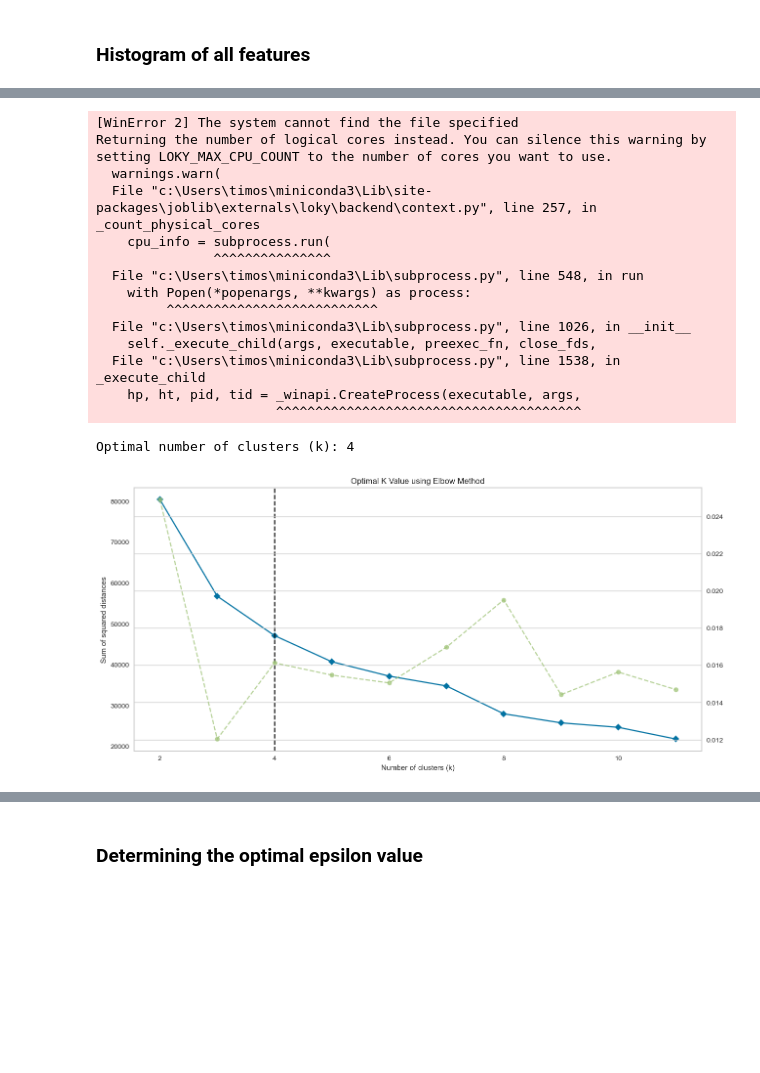
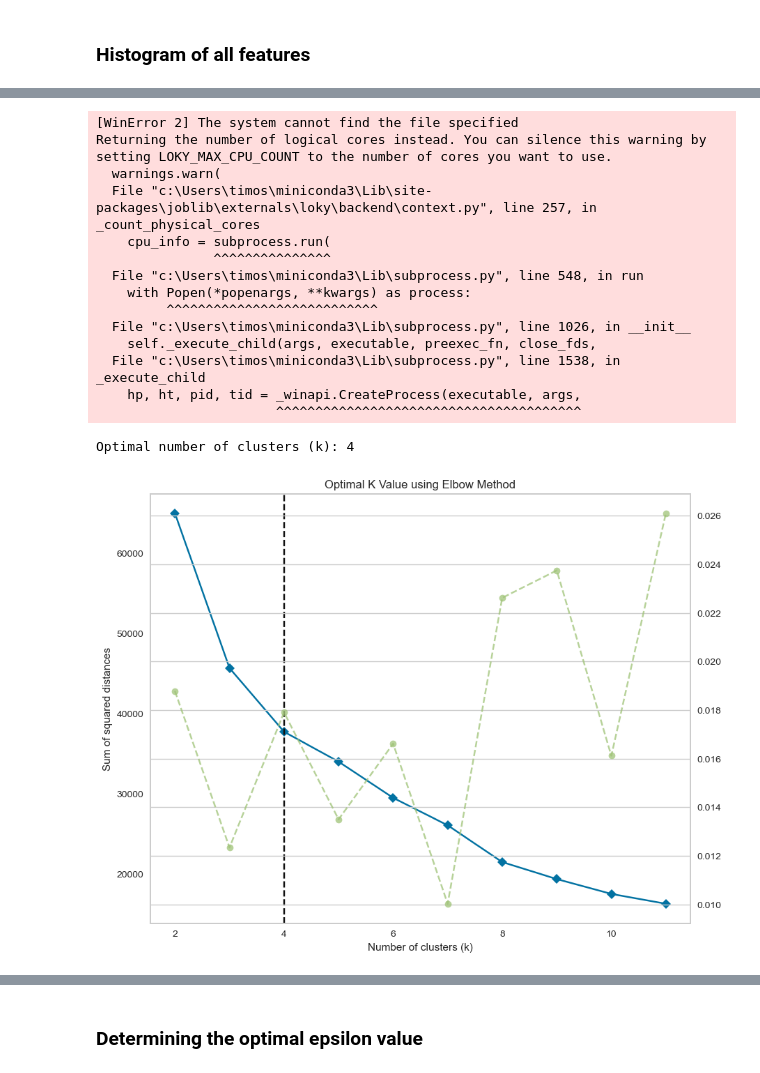
Before and after one commit to sachstimo/online-retail-analysis, a Jupyter notebook: retail_analysis.ipynb, the cells around one changed output, grey strips where cells are left out. Cells and saved outputs as stored; diff of their text form; code cells hidden in the pictures; blank space fills up the shorter version.

```diff
--- a/retail_analysis.ipynb
+++ b/retail_analysis.ipynb
@@ -40,9 +41,17 @@ InvoiceNo	StockCode	Description	Quantity	InvoiceDate	UnitPrice	CustomerID	Countr
 # %%
 # Set standard figure size to copy plots to presentation
 fs = (15, 7)
+fs_square = (10, 8)
 
 # Set random seed
 
 seed = 25
+
+# Loading initial libraries - all libraries can be found in the requirements.txt file
+
+import pandas as pd
+import numpy as np
+import matplotlib.pyplot as plt
+import seaborn as sns
 # %% [markdown]
 # 1. Data Exploration
@@ -616,5 +645,6 @@ To improve clustering quality, we should remove redundant or less relevant featu
 # %%
-cluster_cols = ['Recency', 'Frequency', 'Monetary_log', 'AvgBasketSize_log', 'AvgBasketValue_log', 'DistinctItems', 'PurchaseConsistency', 'PurchaseCoverage', 'IsUK']
+#cluster_cols = ['Recency', 'Frequency', 'Monetary_log', 'AvgBasketSize_log', 'AvgBasketValue_log', 'DistinctItems', 'PurchaseConsistency', 'PurchaseCoverage', 'IsUK']
+cluster_cols = ['Recency_log', 'Frequency_log', 'Monetary_log', 'AvgBasketSize_log', 'AvgBasketValue_log', 'DistinctItems_log', 'PurchaseConsistency', 'PurchaseCoverage', 'IsUK']
 # %% [markdown]
 # 5. Data transformations
 # %%
@@ -644,7 +674,7 @@ memory usage: 389.4+ KB
 # %%
 customer_features_transformed = customer_features.copy()
 
-log_cols = ['Monetary', 'AvgBasketSize', 'AvgBasketValue']
+log_cols = ['Monetary', 'AvgBasketSize', 'AvgBasketValue', 'Recency', 'Frequency', 'DistinctItems']
 
 for col in log_cols:
     customer_features_transformed[col + '_log'] = np.log1p(customer_features_transformed[col])
@@ -713,38 +764,38 @@ import matplotlib.pyplot as plt
 from yellowbrick.cluster import KElbowVisualizer
 from sklearn.metrics import silhouette_score
 
-plt.figure(figsize=fs)
+plt.figure(figsize=fs_square)
 
 # Create and fit the visualizer
 visualizer = KElbowVisualizer(KMeans(random_state= seed), k=(2, 12), LOKY_MAX_CPU_COUNT=4)
 visualizer.fit(X_cluster)
 
 visualizer.ax.set_title('Optimal K Value using Elbow Method')
 visualizer.ax.set_xlabel('Number of clusters (k)')
 visualizer.ax.set_ylabel('Sum of squared distances')
 visualizer.ax.grid(False)
 
 optimal_k = visualizer.elbow_value_
 print(f"Optimal number of clusters (k): {optimal_k}")
 
 plt.show()
 # %% [output]
 [WinError 2] The system cannot find the file specified
 Returning the number of logical cores instead. You can silence this warning by setting LOKY_MAX_CPU_COUNT to the number of cores you want to use.
   warnings.warn(
   File "c:\Users\timos\miniconda3\Lib\site-packages\joblib\externals\loky\backend\context.py", line 257, in _count_physical_cores
     cpu_info = subprocess.run(
                ^^^^^^^^^^^^^^^
   File "c:\Users\timos\miniconda3\Lib\subprocess.py", line 548, in run
     with Popen(*popenargs, **kwargs) as process:
          ^^^^^^^^^^^^^^^^^^^^^^^^^^^
   File "c:\Users\timos\miniconda3\Lib\subprocess.py", line 1026, in __init__
     self._execute_child(args, executable, preexec_fn, close_fds,
   File "c:\Users\timos\miniconda3\Lib\subprocess.py", line 1538, in _execute_child
     hp, ht, pid, tid = _winapi.CreateProcess(executable, args,
                        ^^^^^^^^^^^^^^^^^^^^^^^^^^^^^^^^^^^^^^^
 Optimal number of clusters (k): 4
-[figure, old version]
+[figure, new version]
 # %%
 # Calculate silhouette scores for different k values
 silhouette_scores = []
```
Also changed, not shown: parts of 80 cells of this notebook.
